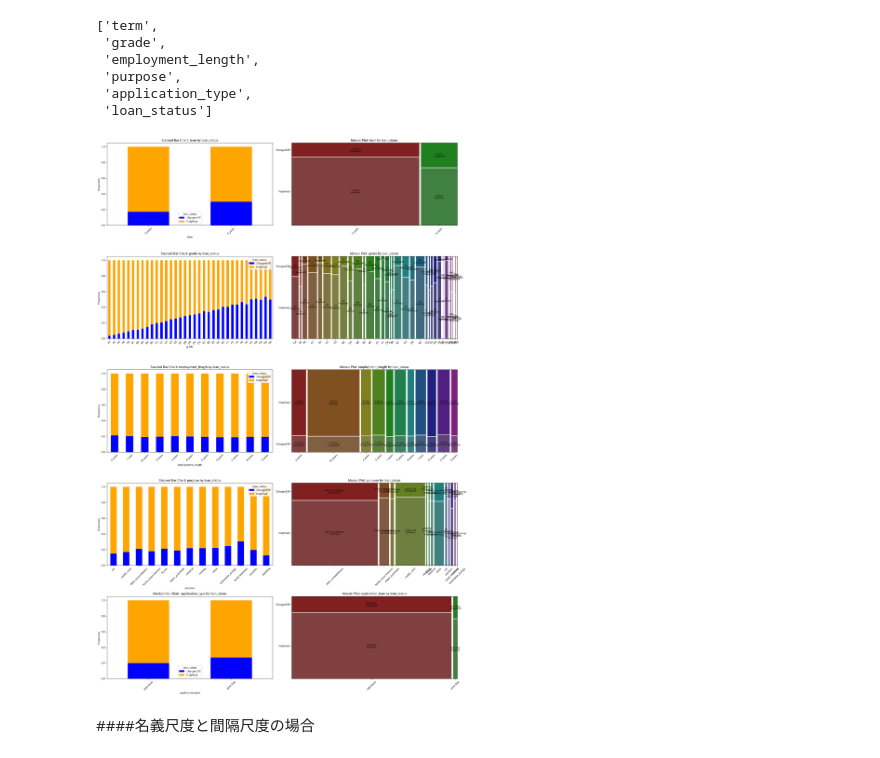
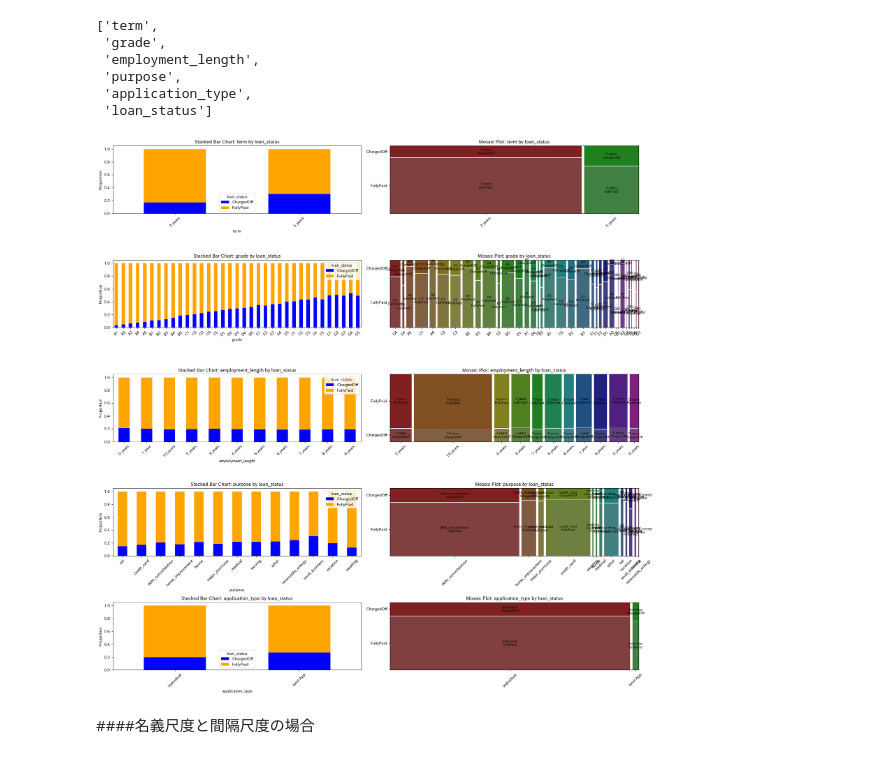
Before and after one commit to ShinyRyo/signate2business, a Jupyter notebook: 債務不履行/データ分析(債務不履行).ipynb, the cells around one changed output. Saved outputs shown, nothing was run; the diff lists cells and outputs as text; code cells hidden in the pictures.

```diff
--- a/債務不履行/データ分析(債務不履行).ipynb
+++ b/債務不履行/データ分析(債務不履行).ipynb
@@ -121,39 +120,39 @@ n_cols = 2
 n_rows = int(np.ceil(len(category_vars) * 2 / n_cols))
 
 # サブプロットを作成
-fig, axes = plt.subplots(n_rows, n_cols, figsize=(20, n_rows * 6))
+fig, axes = plt.subplots(n_rows, n_cols, figsize=(20, n_rows * 4))
 
 # Flatten the axes array for easy indexing
 axes_list = axes.flatten()
 
 # Iterate over the category variables to create mosaic plots and stacked bar charts
 for i, category_var in enumerate(category_vars):
     # Create a cross-tabulation for the stacked bar chart
     cross_tab = pd.crosstab(train_df[category_var], train_df[target_var], normalize='index')
 
     # Stacked bar chart
     cross_tab.plot(kind='bar', stacked=True, ax=axes_list[i*2], color=['blue', 'orange'])
     axes_list[i*2].set_title(f'Stacked Bar Chart: {category_var} by {target_var}')
     axes_list[i*2].set_xlabel(category_var)
     axes_list[i*2].set_ylabel('Proportion')
     axes_list[i*2].tick_params(axis='x', rotation=45)
 
     # Mosaic plot
     mosaic(train_df, [category_var, target_var], ax=axes_list[i*2 + 1], gap=0.01)
     axes_list[i*2 + 1].set_title(f'Mosaic Plot: {category_var} by {target_var}')
     axes_list[i*2 + 1].set_xlabel('')
     axes_list[i*2 + 1].set_ylabel('')
     axes_list[i*2 + 1].tick_params(axis='x', rotation=45)
 
 # Remove any extra axes not being used
 for j in range(len(category_vars) * 2, len(axes_list)):
     fig.delaxes(axes_list[j])
 
 # Adjust the layout
 plt.tight_layout()
 plt.show()
 # %% [output]
-[figure, old version]
+[figure, new version]
 # %% [markdown]
 ####名義尺度と間隔尺度の場合
 # %% [markdown]
```
Also changed, not shown: parts of 21 cells of this notebook.
